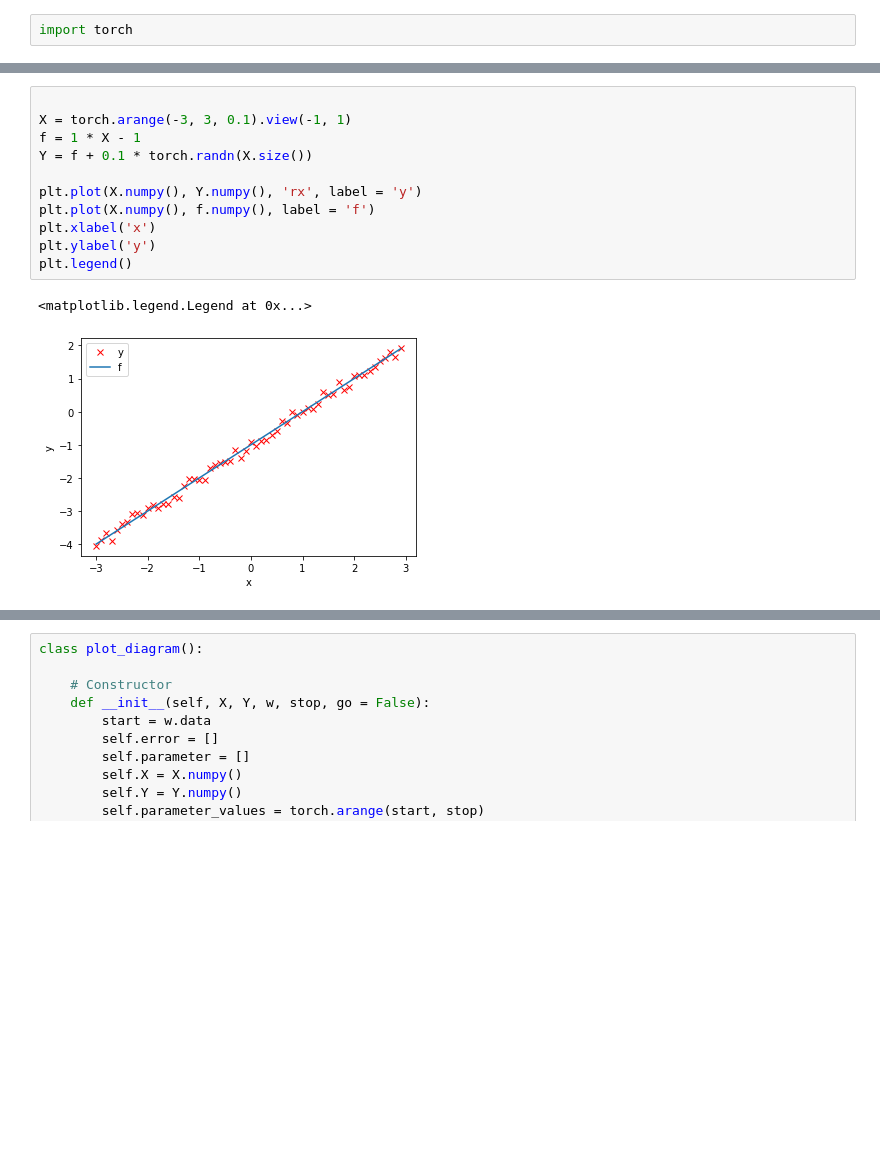
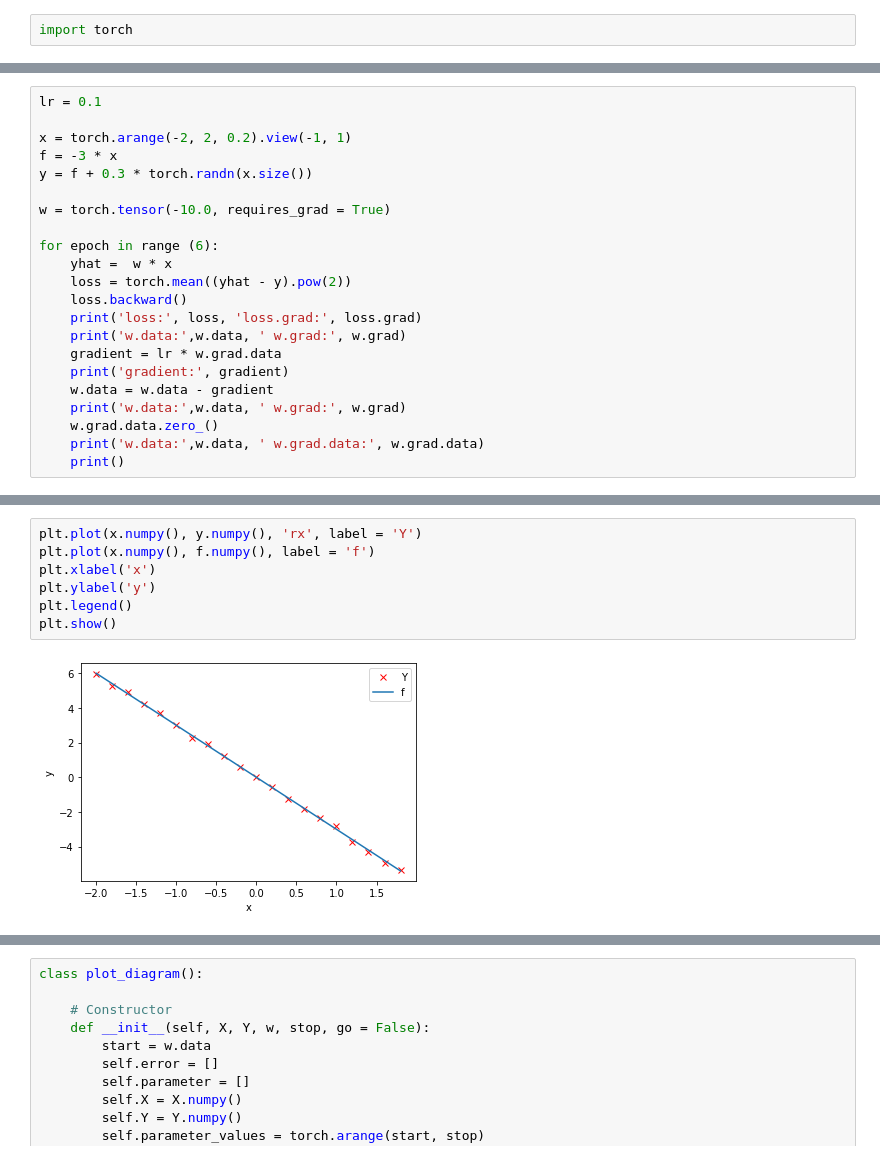
Before and after one commit to dparksports/circle-detector, a Jupyter notebook: torch.ipynb, the cells around one changed output, grey strips where cells are left out. Cells and saved outputs as stored; diff of their text form; blank space fills up the shorter version.

Commit message:
adds backward()

```diff
--- a/torch.ipynb
+++ b/torch.ipynb
@@ -83,0 +47,22 @@ class plot_error_surfaces(object):
+# %%
+lr = 0.1
+
+x = torch.arange(-2, 2, 0.2).view(-1, 1)
+f = -3 * x
+y = f + 0.3 * torch.randn(x.size())
+
+w = torch.tensor(-10.0, requires_grad = True)
+
+for epoch in range (6):
+    yhat =  w * x
+    loss = torch.mean((yhat - y).pow(2))
+    loss.backward()
+    print('loss:', loss, 'loss.grad:', loss.grad)
+    print('w.data:',w.data, ' w.grad:', w.grad)
+    gradient = lr * w.grad.data
+    print('gradient:', gradient)
+    w.data = w.data - gradient
+    print('w.data:',w.data, ' w.grad:', w.grad)
+    w.grad.data.zero_()
+    print('w.data:',w.data, ' w.grad.data:', w.grad.data)
+    print()
@@ -84,14 +87,9 @@ class plot_error_surfaces(object):
 # %%
-
-X = torch.arange(-3, 3, 0.1).view(-1, 1)
-f = 1 * X - 1
-Y = f + 0.1 * torch.randn(X.size())
-
-plt.plot(X.numpy(), Y.numpy(), 'rx', label = 'y')
-plt.plot(X.numpy(), f.numpy(), label = 'f')
+plt.plot(x.numpy(), y.numpy(), 'rx', label = 'Y')
+plt.plot(x.numpy(), f.numpy(), label = 'f')
 plt.xlabel('x')
 plt.ylabel('y')
 plt.legend()
+plt.show()
 # %% [output]
-<matplotlib.legend.Legend at 0x...>
-[figure, old version]
+[figure, new version]
```
Also changed, not shown: parts of 10 cells of this notebook.
